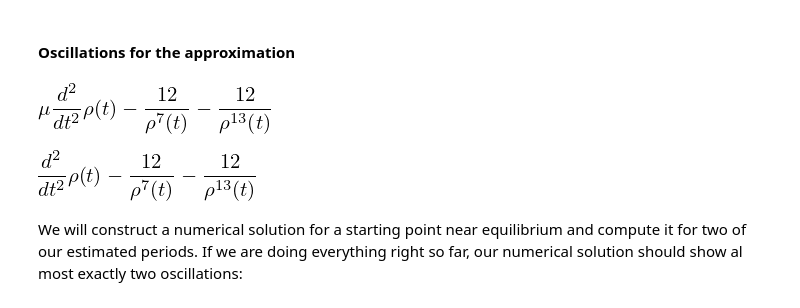
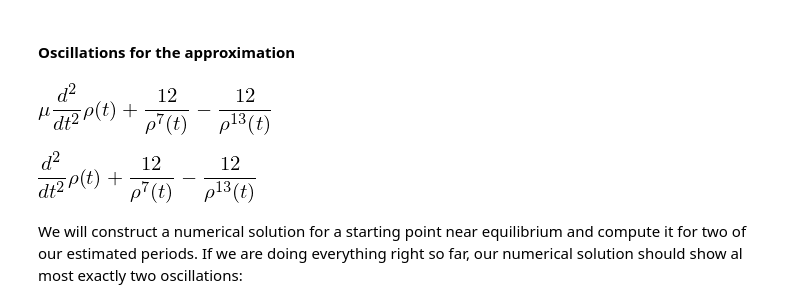
Before and after one commit to TRUMANCFY/HowPeopleLearn, a Jupyter notebook: Functions.ipynb, the cells around one changed output. Cells and saved outputs as stored; diff of their text form; code cells hidden in the pictures.

```diff
--- a/Functions.ipynb
+++ b/Functions.ipynb
@@ -112,16 +112,16 @@ cubicApproximation
 #### Oscillations for the approximation
 # %%
 t, mu = symbols("t mu")
-fEqualsMA = mu*rho(t).diff(t,2)-12/(rho(t)**13)-12/(rho(t)**7)
+fEqualsMA = mu*rho(t).diff(t,2)-12/(rho(t)**13)+12/(rho(t)**7)
 fEqualsMA
 # %% [output]
-[figure, old version]
+[figure, new version]
 # %%
 charateristicPeriod = 2*np.pi/np.sqrt(72)
 fEqualsMA = fEqualsMA.subs({mu:1})
 fEqualsMA
 # %% [output]
-[figure, old version]
+[figure, new version]
 # %% [markdown]
 We will construct a numerical solution for a starting point near equilibrium and compute it for two of our estimated periods.  If we are doing everything right so far, our numerical solution should show al
 most exactly two oscillations:
```
Also changed, not shown: parts of 18 cells of this notebook, 1 other file.
